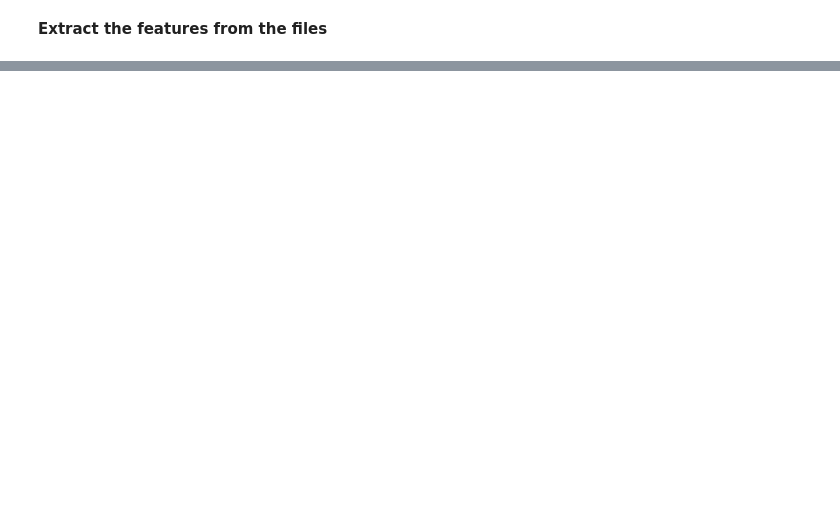
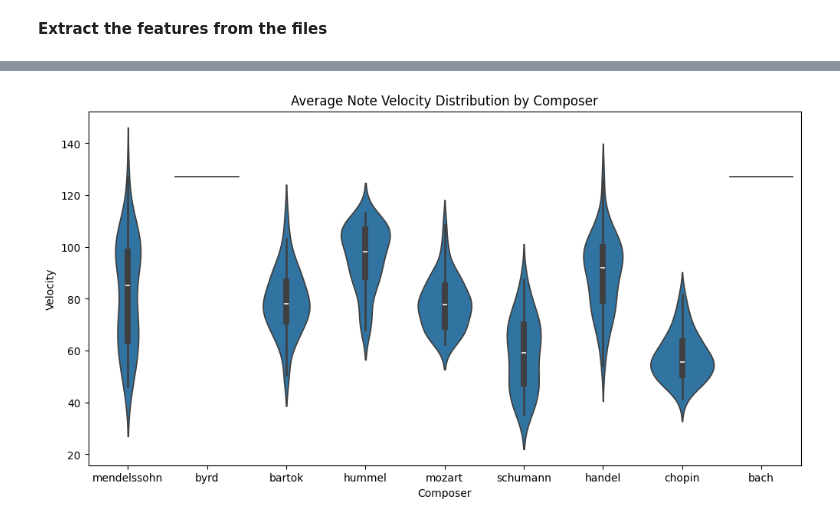
Before and after one commit to birendrakhimding/Music-Composer-Classification, a Jupyter notebook: final_project.ipynb, the cells around one changed output, grey strips where cells are left out. Drawn from its saved outputs; the diff is of its cells as text; code cells hidden in the pictures; blank space fills up the shorter version.

```diff
--- a/final_project.ipynb
+++ b/final_project.ipynb
@@ -406,0 +131,9 @@ Test accuracy: 0.1428571492433548
+# %%
+plt.figure(figsize=(12, 6))
+sns.violinplot(x='composer', y='velocity_mean', data=df)
+plt.title('Average Note Velocity Distribution by Composer')
+plt.ylabel('Velocity')
+plt.xlabel('Composer')
+plt.show()
+# %% [output]
+[figure, added]
```
Also changed, not shown: parts of 35 cells of this notebook.
